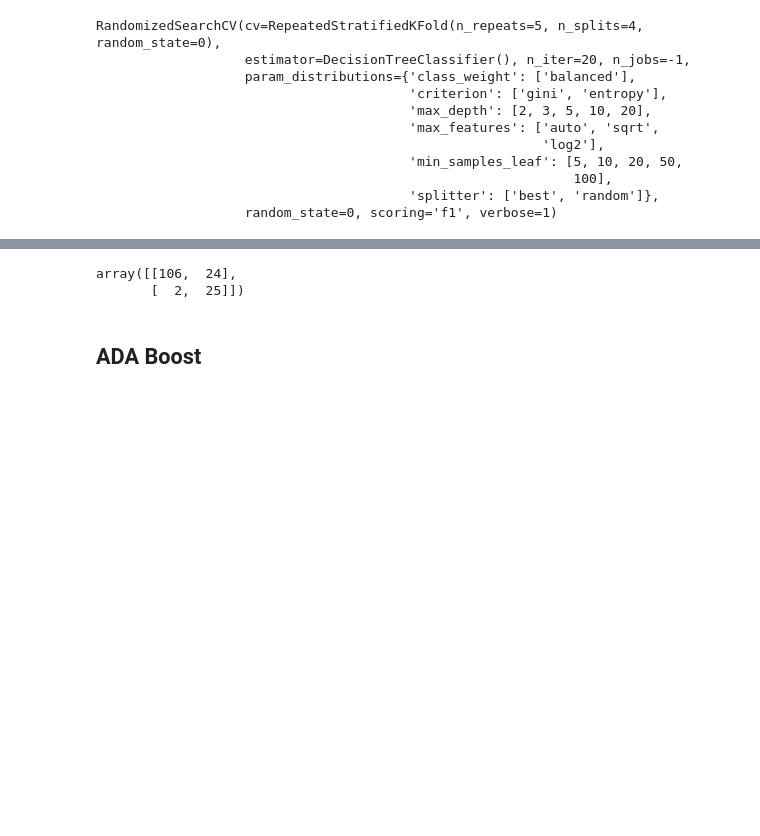
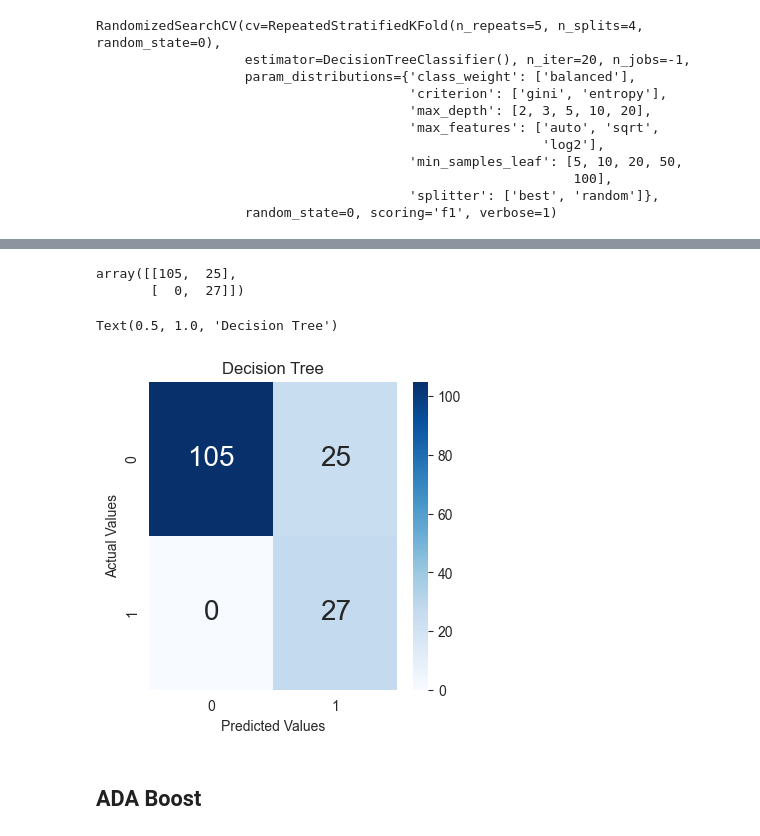
Before and after one commit to YimengJin/Thesis_Yimeng, a Jupyter notebook: Polymer BO.ipynb, the cells around one changed output, grey strips where cells are left out. Drawn from its saved outputs; the diff is of its cells as text; code cells hidden in the pictures; blank space fills up the shorter version.

```diff
--- a/Polymer BO.ipynb
+++ b/Polymer BO.ipynb
@@ -386,9 +423,19 @@ DecisionTreeClassifier(class_weight='balanced', max_depth=10,
 # %%
 Y_predict_dtc = dtc.predict(X_train)
-confusion_matrix(Y_train, Y_predict_dtc)
+cm_dtc = confusion_matrix(Y_train, Y_predict_dtc)
+cm_dtc
 # %% [output]
-array([[106,  24],
-       [  2,  25]])
+array([[105,  25],
+       [  0,  27]])
+# %%
+fig = plt.figure(figsize = (4,4))
+cm_plot = sns.heatmap(cm_dtc,annot=True, cmap = 'Blues', fmt=".0f", annot_kws={"fontsize":20})
+cm_plot.set_xlabel('Predicted Values')
+cm_plot.set_ylabel('Actual Values')
+cm_plot.set_title('Decision Tree')
+# %% [output]
+Text(0.5, 1.0, 'Decision Tree')
+[figure, added]
 # %% [markdown]
 ## ADA Boost
 # %%
```
Also changed, not shown: parts of 45 cells of this notebook, 2 other files.
